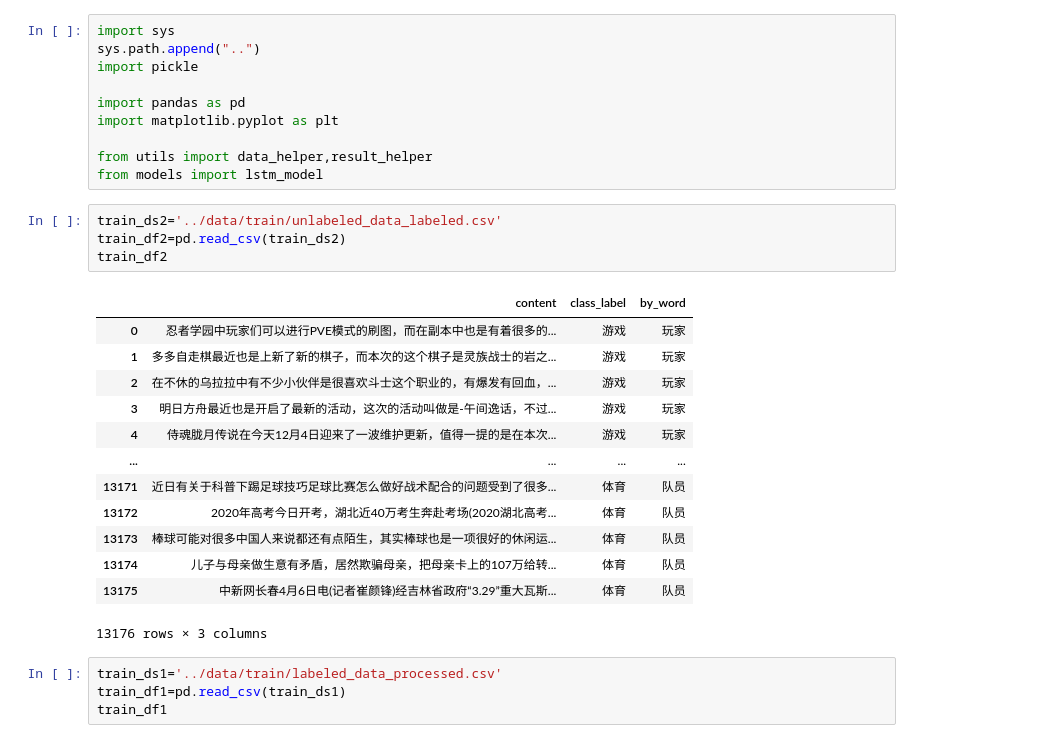
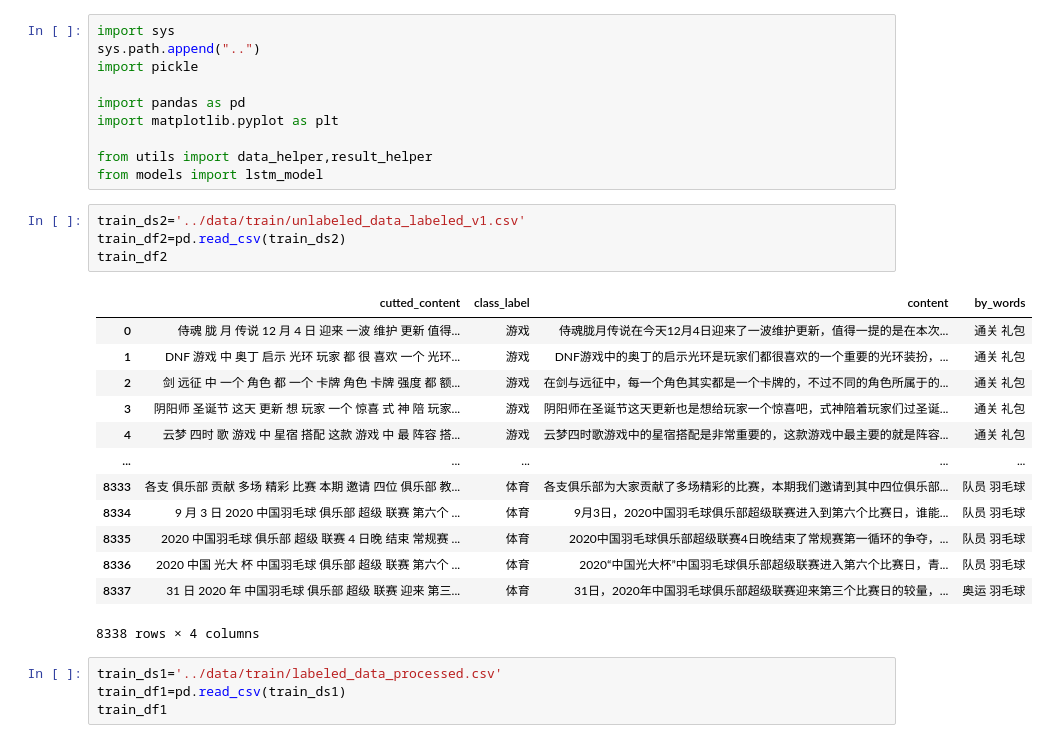
Before and after one commit to wowfun/text-classification, a Jupyter notebook: tools/train_data_generator.ipynb, the cells around one changed output. Cells and saved outputs as stored; diff of their text form.

```diff
--- a/tools/train_data_generator.ipynb
+++ b/tools/train_data_generator.ipynb
@@ -9,23 +9,23 @@ import matplotlib.pyplot as plt
 from utils import data_helper,result_helper
 from models import lstm_model
 # %%
-train_ds2='../data/train/unlabeled_data_labeled.csv'
+train_ds2='../data/train/unlabeled_data_labeled_v1.csv'
 train_df2=pd.read_csv(train_ds2)
 train_df2
 # %% [output]
-|  | content | class_label | by_word |
-| 0 | 忍者学园中玩家们可以进行PVE模式的刷图，而在副本中也是有着很多的... | 游戏 | 玩家 |
-| 1 | 多多自走棋最近也是上新了新的棋子，而本次的这个棋子是灵族战士的岩之... | 游戏 | 玩家 |
-| 2 | 在不休的乌拉拉中有不少小伙伴是很喜欢斗士这个职业的，有爆发有回血，... | 游戏 | 玩家 |
-| 3 | 明日方舟最近也是开启了最新的活动，这次的活动叫做是-午间逸话，不过... | 游戏 | 玩家 |
-| 4 | 侍魂胧月传说在今天12月4日迎来了一波维护更新，值得一提的是在本次... | 游戏 | 玩家 |
-| ... | ... | ... | ... |
-| 13171 | 近日有关于科普下踢足球技巧足球比赛怎么做好战术配合的问题受到了很多... | 体育 | 队员 |
-| 13172 | 2020年高考今日开考，湖北近40万考生奔赴考场(2020湖北高考... | 体育 | 队员 |
-| 13173 | 棒球可能对很多中国人来说都还有点陌生，其实棒球也是一项很好的休闲运... | 体育 | 队员 |
-| 13174 | ­ 儿子与母亲做生意有矛盾，居然欺骗母亲，把母亲卡上的107万给转... | 体育 | 队员 |
-| 13175 | 中新网长春4月6日电(记者崔颜锋)经吉林省政府“3.29”重大瓦斯... | 体育 | 队员 |
+|  | cutted_content | class_label | content | by_words |
+| 0 | 侍魂 胧 月 传说 12 月 4 日 迎来 一波 维护 更新 值得... | 游戏 | 侍魂胧月传说在今天12月4日迎来了一波维护更新，值得一提的是在本次... | 通关 礼包 |
+| 1 | DNF 游戏 中 奥丁 启示 光环 玩家 都 很 喜欢 一个 光环... | 游戏 | DNF游戏中的奥丁的启示光环是玩家们都很喜欢的一个重要的光环装扮，... | 通关 礼包 |
+| 2 | 剑 远征 中 一个 角色 都 一个 卡牌 角色 卡牌 强度 都 额... | 游戏 | 在剑与远征中，每一个角色其实都是一个卡牌的，不过不同的角色所属于的... | 通关 礼包 |
+| 3 | 阴阳师 圣诞节 这天 更新 想 玩家 一个 惊喜 式 神 陪 玩家... | 游戏 | 阴阳师在圣诞节这天更新也是想给玩家一个惊喜吧，式神陪着玩家们过圣诞... | 通关 礼包 |
+| 4 | 云梦 四时 歌 游戏 中 星宿 搭配 这款 游戏 中 最 阵容 搭... | 游戏 | 云梦四时歌游戏中的星宿搭配是非常重要的，这款游戏中最主要的就是阵容... | 通关 礼包 |
+| ... | ... | ... | ... | ... |
+| 8333 | 各支 俱乐部 贡献 多场 精彩 比赛 本期 邀请 四位 俱乐部 教... | 体育 | 各支俱乐部为大家贡献了多场精彩的比赛，本期我们邀请到其中四位俱乐部... | 队员 羽毛球 |
+| 8334 | 9 月 3 日 2020 中国羽毛球 俱乐部 超级 联赛 第六个 ... | 体育 | 9月3日，2020中国羽毛球俱乐部超级联赛进入到第六个比赛日，谁能... | 队员 羽毛球 |
+| 8335 | 2020 中国羽毛球 俱乐部 超级 联赛 4 日晚 结束 常规赛 ... | 体育 | 2020中国羽毛球俱乐部超级联赛4日晚结束了常规赛第一循环的争夺，... | 队员 羽毛球 |
+| 8336 | 2020 中国 光大 杯 中国羽毛球 俱乐部 超级 联赛 第六个 ... | 体育 | 2020“中国光大杯”中国羽毛球俱乐部超级联赛进入第六个比赛日，青... | 队员 羽毛球 |
+| 8337 | 31 日 2020 年 中国羽毛球 俱乐部 超级 联赛 迎来 第三... | 体育 | 31日，2020年中国羽毛球俱乐部超级联赛迎来第三个比赛日的较量，... | 奥运 羽毛球 |
-13176 rows × 3 columns
+8338 rows × 4 columns
 # %%
 train_ds1='../data/train/labeled_data_processed.csv'
 train_df1=pd.read_csv(train_ds1)
```
Also changed, not shown: parts of 5 cells of this notebook.
